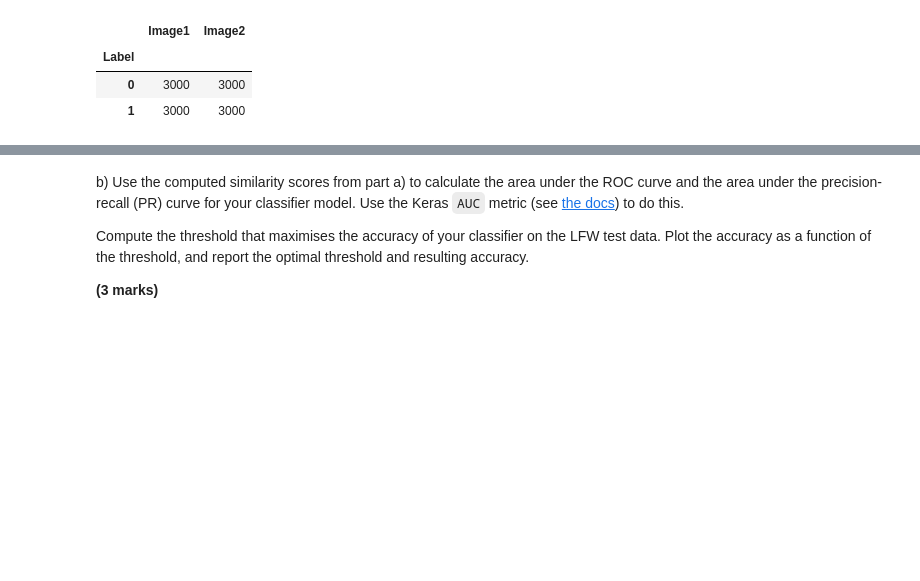
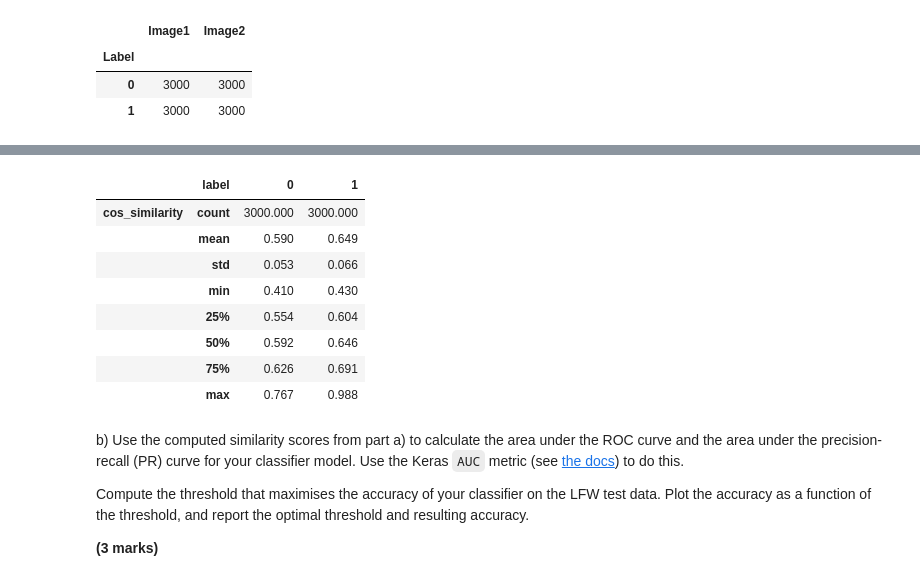
Before and after one commit to ariana-ch/cw1, a Jupyter notebook: CW1/assessment_backup.ipynb, the cells around one changed output, grey strips where cells are left out. Cells and saved outputs as stored; diff of their text form; code cells hidden in the pictures; blank space fills up the shorter version.

```diff
--- a/CW1/assessment_backup.ipynb
+++ b/CW1/assessment_backup.ipynb
@@ -2623,3 +2465,15 @@ print(f'Classifier accuracy with threshold {threshold}: {accuracy:.2%}')
+# %%
+df.groupby(['label']).describe().T.round(3)
+# %% [output]
+|  | label | 0 | 1 |
+| cos_similarity | count | 3000.000 | 3000.000 |
+|  | mean | 0.590 | 0.649 |
+|  | std | 0.053 | 0.066 |
+|  | min | 0.410 | 0.430 |
+|  | 25% | 0.554 | 0.604 |
+|  | 50% | 0.592 | 0.646 |
+|  | 75% | 0.626 | 0.691 |
+|  | max | 0.767 | 0.988 |
 # %% [markdown]
 b) Use the computed similarity scores from part a) to calculate the area under the ROC curve and the area under the precision-recall (PR) curve for your classifier model. Use the Keras `AUC` metric (see [the docs](https://keras.io/api/metrics/classification_metrics/#auc-class)) to do this.
 
```
Also changed, not shown: parts of 43 cells of this notebook, 1 other file.
